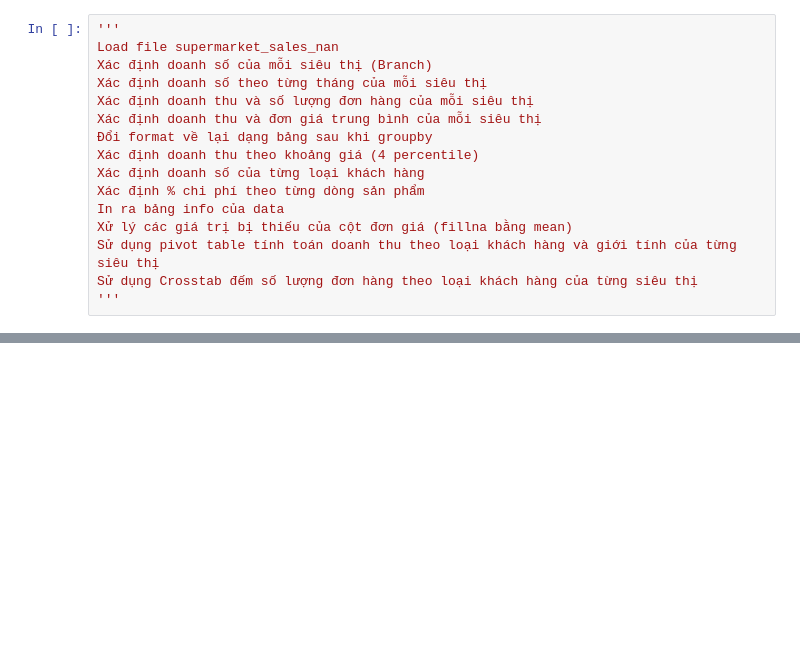
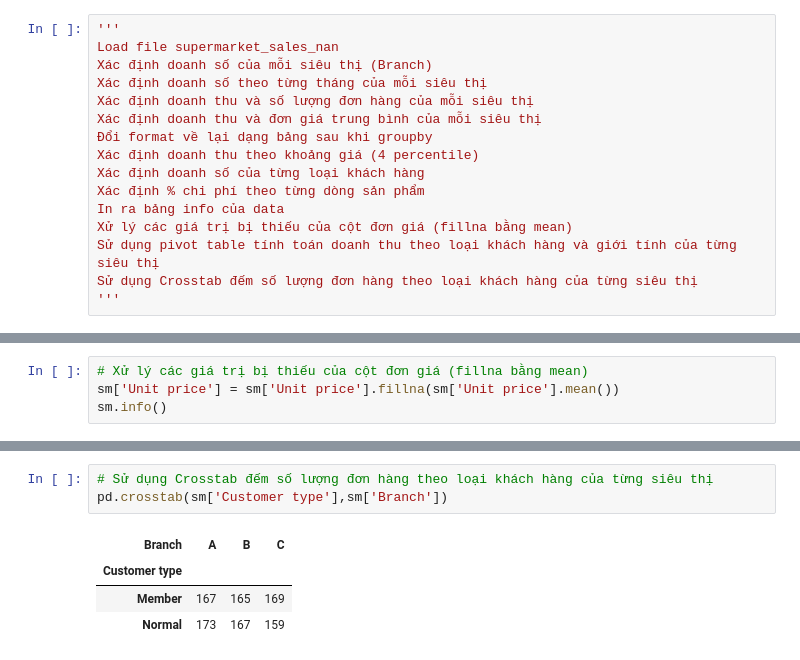
Before and after one commit to hieudarius/PY71SA1L1, a Jupyter notebook: Pandas-Part2.ipynb, the cells around one changed output, grey strips where cells are left out. Cells and saved outputs as stored; diff of their text form; blank space fills up the shorter version.

```diff
--- a/Pandas-Part2.ipynb
+++ b/Pandas-Part2.ipynb
@@ -1432,0 +1577,4 @@ pd.read_excel('Data/supermarket_sales_nan.xlsx').head()
+# %%
+# Xử lý các giá trị bị thiếu của cột đơn giá (fillna bằng mean)
+sm['Unit price'] = sm['Unit price'].fillna(sm['Unit price'].mean())
+sm.info()
@@ -1432,0 +1607,8 @@ pd.read_excel('Data/supermarket_sales_nan.xlsx').head()
+# %%
+# Sử dụng Crosstab đếm số lượng đơn hàng theo loại khách hàng của từng siêu thị
+pd.crosstab(sm['Customer type'],sm['Branch'])
+# %% [output]
+| Branch | A | B | C |
+| Customer type |  |  |  |
+| Member | 167 | 165 | 169 |
+| Normal | 173 | 167 | 159 |
```
Also changed, not shown: parts of 45 cells of this notebook, 1 other file.
